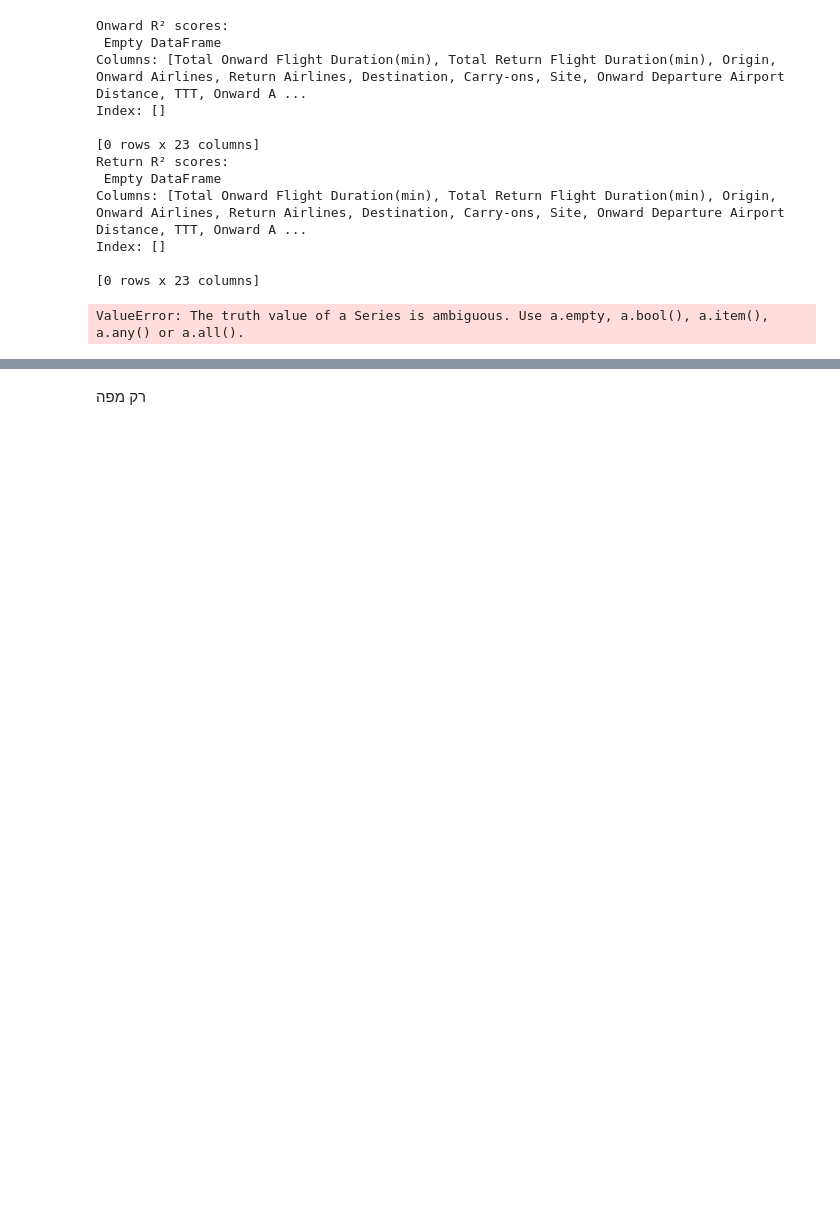
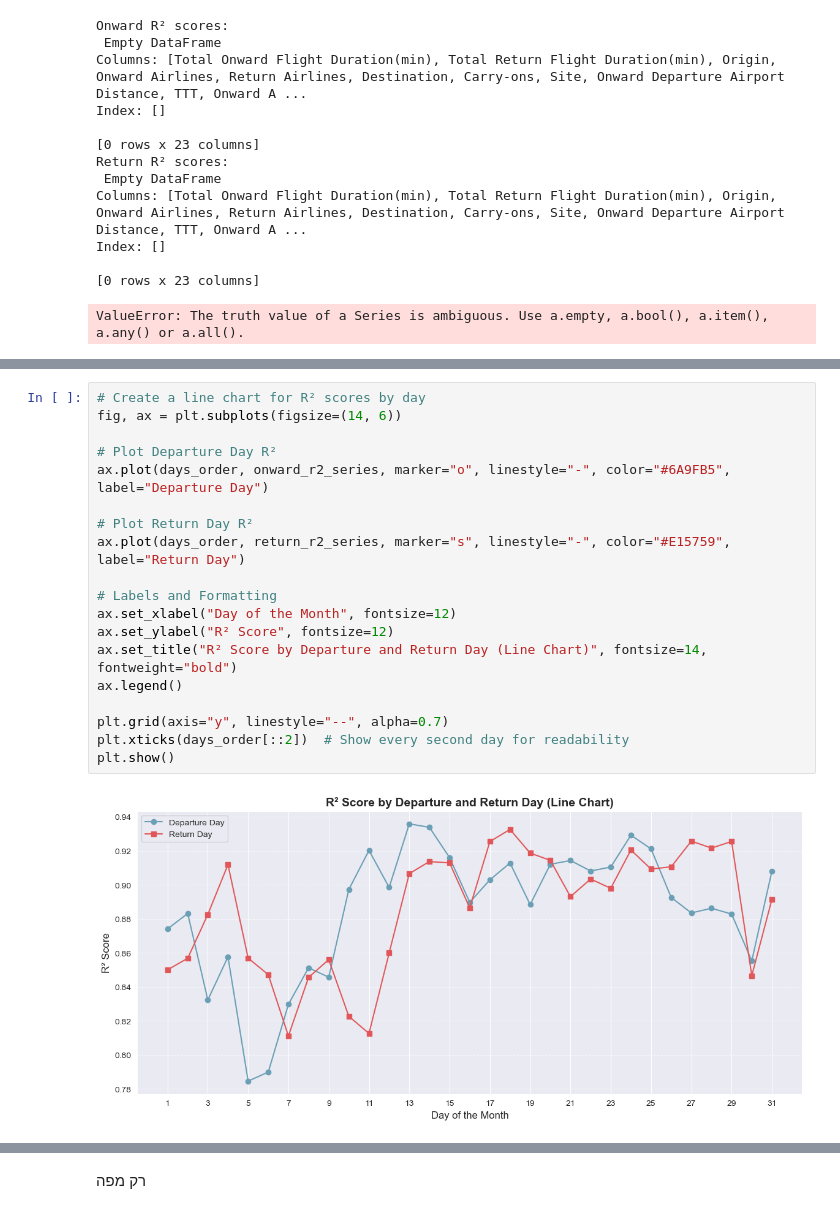
Before and after one commit to Andrian2024/DSProject-Flights, a Jupyter notebook: Algo4-Andrian-Flights_XGBOOST.ipynb, the cells around one changed output, grey strips where cells are left out. Saved outputs shown, nothing was run; the diff lists cells and outputs as text; blank space fills up the shorter version.

```diff
--- a/Algo4-Andrian-Flights_XGBOOST.ipynb
+++ b/Algo4-Andrian-Flights_XGBOOST.ipynb
@@ -1051,0 +977,21 @@ dtype: float64
+# %%
+# Create a line chart for R² scores by day
+fig, ax = plt.subplots(figsize=(14, 6))
+
+# Plot Departure Day R²
+ax.plot(days_order, onward_r2_series, marker="o", linestyle="-", color="#6A9FB5", label="Departure Day")
+
+# Plot Return Day R²
+ax.plot(days_order, return_r2_series, marker="s", linestyle="-", color="#E15759", label="Return Day")
+
+# Labels and Formatting
+ax.set_xlabel("Day of the Month", fontsize=12)
+ax.set_ylabel("R² Score", fontsize=12)
+ax.set_title("R² Score by Departure and Return Day (Line Chart)", fontsize=14, fontweight="bold")
+ax.legend()
+
+plt.grid(axis="y", linestyle="--", alpha=0.7)
+plt.xticks(days_order[::2])  # Show every second day for readability
+plt.show()
+# %% [output]
+[figure, added]
```
Also changed, not shown: parts of 2 cells of this notebook.
